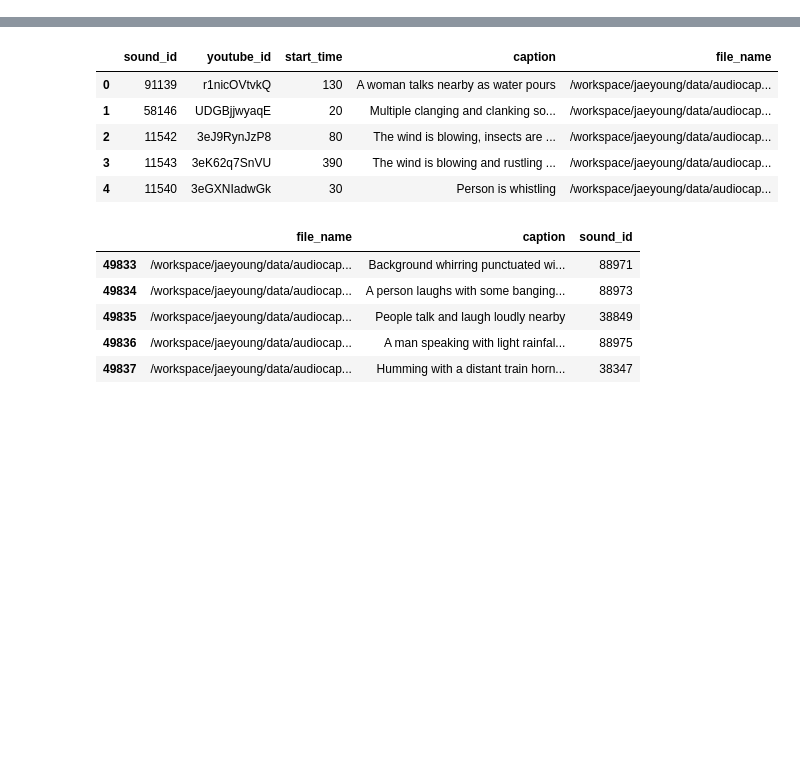
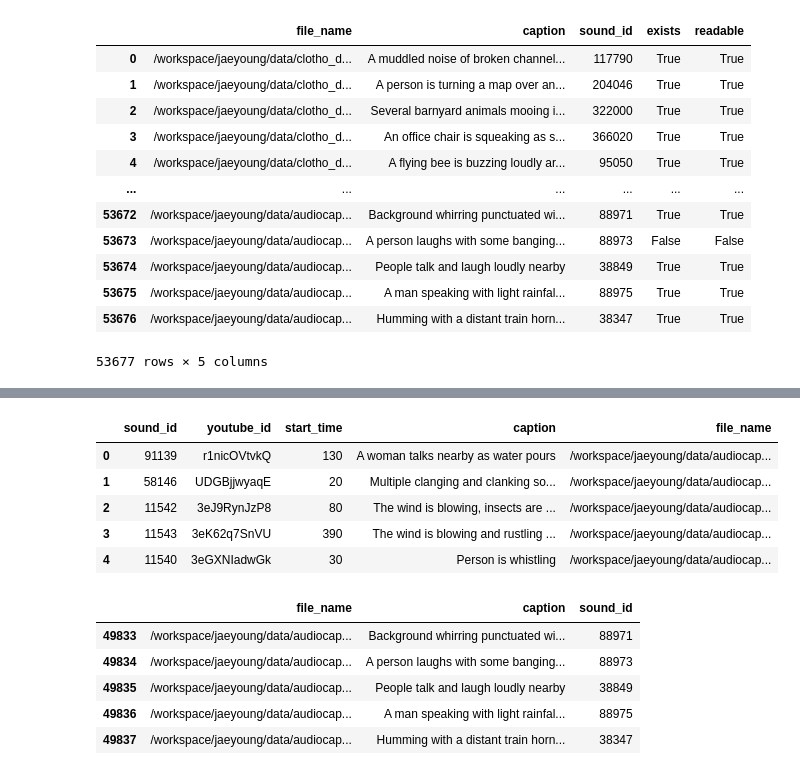
Before and after one commit to jyshin0926/audio_retrieval, a Jupyter notebook: ONE-PEACE/one_peace/data/check_df.ipynb, the cells around one changed output, grey strips where cells are left out. Drawn from its saved outputs; the diff is of its cells as text; code cells hidden in the pictures; blank space fills up the shorter version.

Commit message:
adjust code for training

```diff
--- a/ONE-PEACE/one_peace/data/check_df.ipynb
+++ b/ONE-PEACE/one_peace/data/check_df.ipynb
@@ -7,0 +4,4 @@ acaps_df = pd.read_csv("/Volumes/One_Touch/audiocaps_set/audiocaps_caption/train
+# %%
+df = pd.read_csv("/workspace/jaeyoung/data/merged_clotho_dev_audiocaps.csv")
+# df = pd.read_csv("/workspace/jaeyoung/data/clotho_dataset/merged_clotho_val_nf1.csv")
+df.head()
@@ -7,0 +15,19 @@ acaps_df = pd.read_csv("/Volumes/One_Touch/audiocaps_set/audiocaps_caption/train
+# %%
+import os
+
+# Check if the file paths in the 'file_name' column exist and if they have read permissions
+def check_file_paths(df, column_name):
+    results = []
+    for file_path in df[column_name]:
+        exists = os.path.exists(file_path)
+        readable = os.access(file_path, os.R_OK) if exists else False
+        results.append((file_path, exists, readable))
+    return results
+
+# Perform the check on the new dataset
+file_path_results = check_file_paths(df, 'file_name')
+
+# Convert results to a DataFrame for better readability
+file_path_df = pd.DataFrame(file_path_results, columns=['file_name', 'exists', 'readable'])
+
+file_path_df.head()
@@ -7,0 +41,17 @@ acaps_df = pd.read_csv("/Volumes/One_Touch/audiocaps_set/audiocaps_caption/train
+# %%
+new_df = pd.merge(df, file_path_df, on='file_name')
+new_df
+# %% [output]
+|  | file_name | caption | sound_id | exists | readable |
+| 0 | /workspace/jaeyoung/data/clotho_d... | A muddled noise of broken channel... | 117790 | True | True |
+| 1 | /workspace/jaeyoung/data/clotho_d... | A person is turning a map over an... | 204046 | True | True |
+| 2 | /workspace/jaeyoung/data/clotho_d... | Several barnyard animals mooing i... | 322000 | True | True |
+| 3 | /workspace/jaeyoung/data/clotho_d... | An office chair is squeaking as s... | 366020 | True | True |
+| 4 | /workspace/jaeyoung/data/clotho_d... | A flying bee is buzzing loudly ar... | 95050 | True | True |
+| ... | ... | ... | ... | ... | ... |
+| 53672 | /workspace/jaeyoung/data/audiocap... | Background whirring punctuated wi... | 88971 | True | True |
+| 53673 | /workspace/jaeyoung/data/audiocap... | A person laughs with some banging... | 88973 | False | False |
+| 53674 | /workspace/jaeyoung/data/audiocap... | People talk and laugh loudly nearby | 38849 | True | True |
+| 53675 | /workspace/jaeyoung/data/audiocap... | A man speaking with light rainfal... | 88975 | True | True |
+| 53676 | /workspace/jaeyoung/data/audiocap... | Humming with a distant train horn... | 38347 | True | True |
+53677 rows × 5 columns
```
Also changed, not shown: parts of 8 cells of this notebook, 3 other files.
